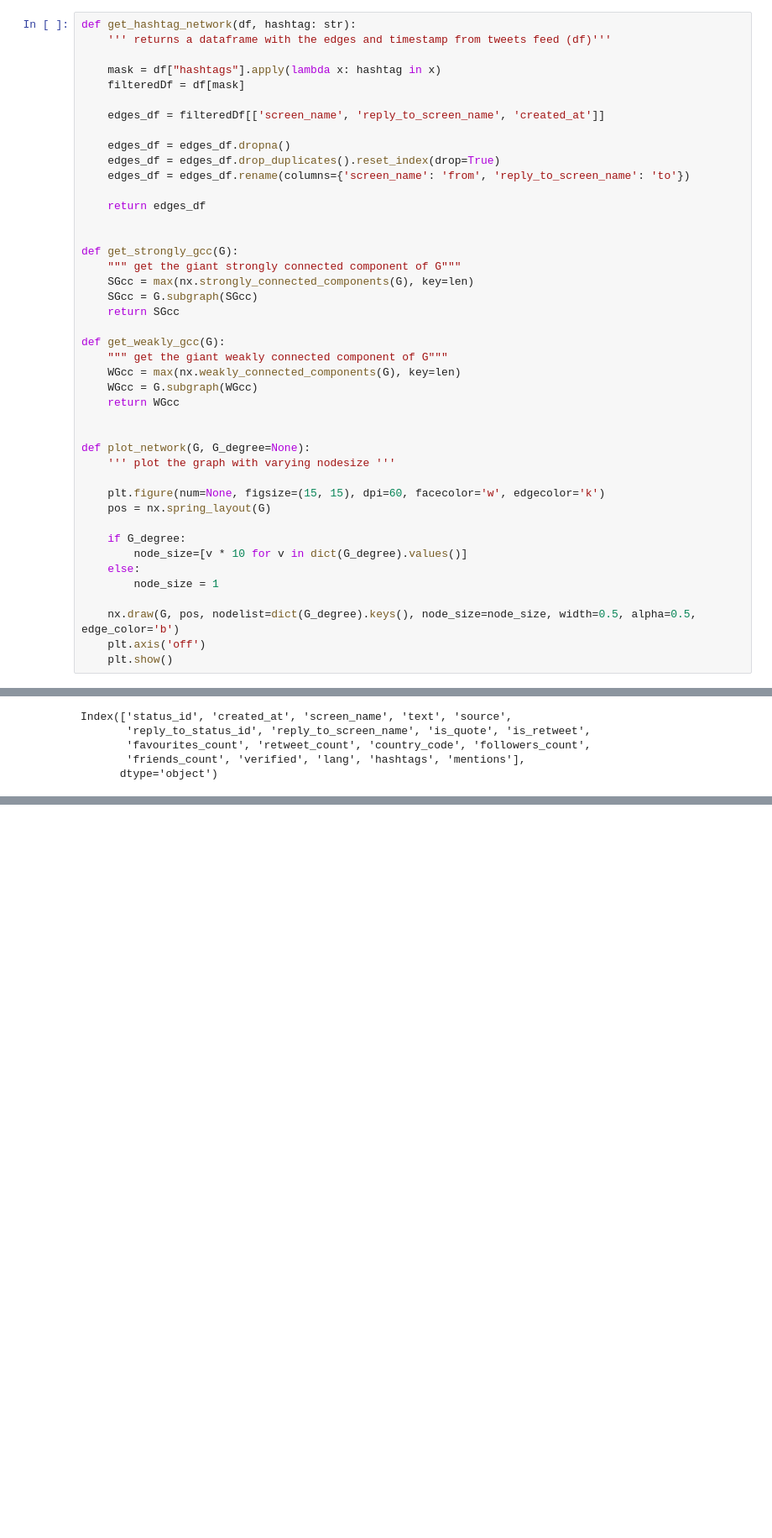
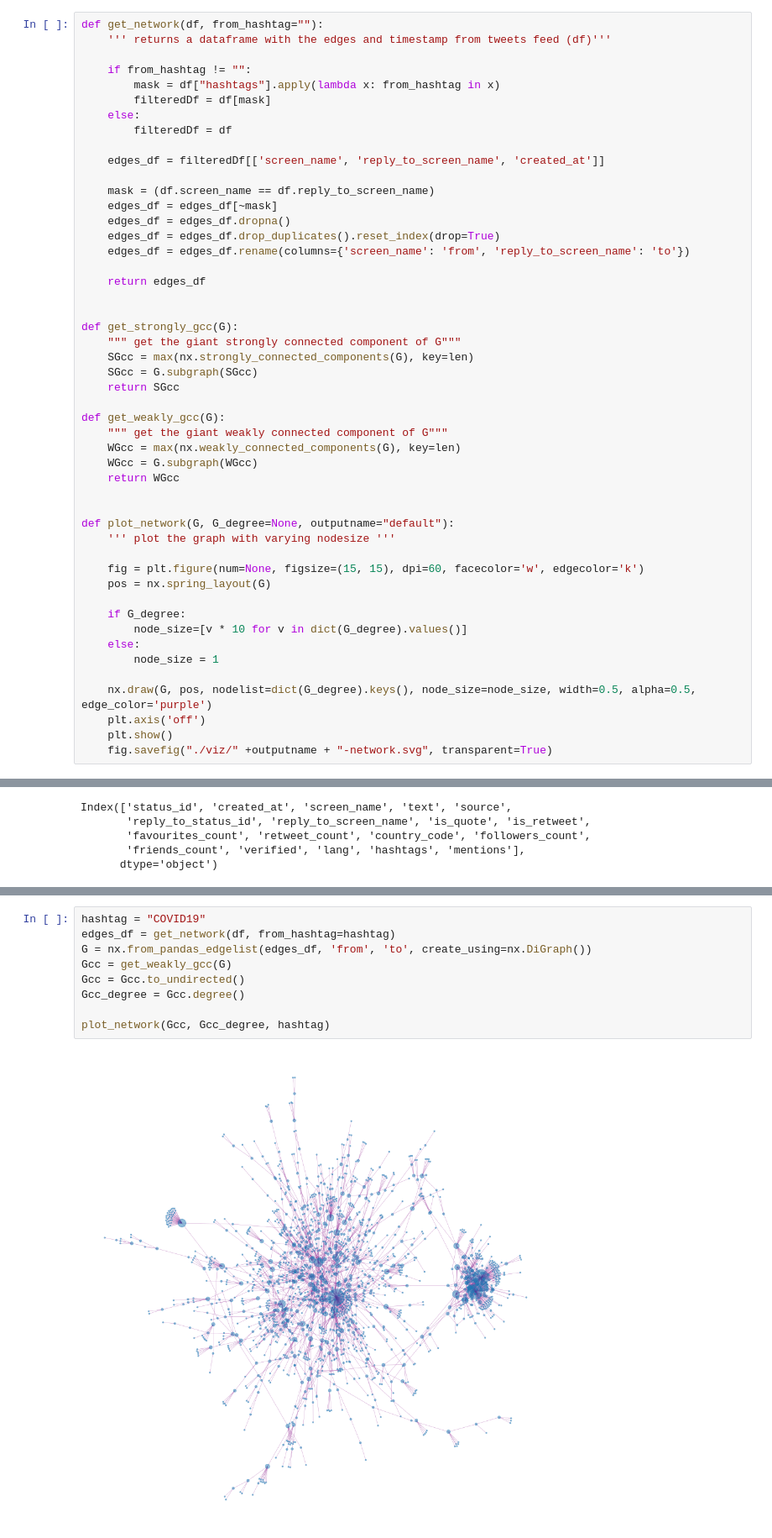
Before and after one commit to MehediH/twitter-covid-19, a Jupyter notebook: twitterNetwork.ipynb, the cells around one changed output, grey strips where cells are left out. Shown at 84% size. Saved outputs shown, nothing was run; the diff lists cells and outputs as text; blank space fills up the shorter version.

```diff
--- a/twitterNetwork.ipynb
+++ b/twitterNetwork.ipynb
@@ -3,14 +3,19 @@ import pandas as pd
 import networkx as nx
 import matplotlib.pyplot as plt
 # %%
-def get_hashtag_network(df, hashtag: str):
+def get_network(df, from_hashtag=""):
     ''' returns a dataframe with the edges and timestamp from tweets feed (df)'''
 
-    mask = df["hashtags"].apply(lambda x: hashtag in x)
-    filteredDf = df[mask]
+    if from_hashtag != "":
+        mask = df["hashtags"].apply(lambda x: from_hashtag in x)
+        filteredDf = df[mask]
+    else:
+        filteredDf = df
 
     edges_df = filteredDf[['screen_name', 'reply_to_screen_name', 'created_at']]
 
+    mask = (df.screen_name == df.reply_to_screen_name)
+    edges_df = edges_df[~mask]
     edges_df = edges_df.dropna()
     edges_df = edges_df.drop_duplicates().reset_index(drop=True)
     edges_df = edges_df.rename(columns={'screen_name': 'from', 'reply_to_screen_name': 'to'})
@@ -31,10 +36,10 @@ def get_weakly_gcc(G):
     return WGcc
 
 
-def plot_network(G, G_degree=None):
+def plot_network(G, G_degree=None, outputname="default"):
     ''' plot the graph with varying nodesize '''
 
-    plt.figure(num=None, figsize=(15, 15), dpi=60, facecolor='w', edgecolor='k')
+    fig = plt.figure(num=None, figsize=(15, 15), dpi=60, facecolor='w', edgecolor='k')
     pos = nx.spring_layout(G)
 
     if G_degree:
@@ -42,9 +47,10 @@ def plot_network(G, G_degree=None):
     else:
         node_size = 1
 
-    nx.draw(G, pos, nodelist=dict(G_degree).keys(), node_size=node_size, width=0.5, alpha=0.5, edge_color='b')
+    nx.draw(G, pos, nodelist=dict(G_degree).keys(), node_size=node_size, width=0.5, alpha=0.5, edge_color='purple')
     plt.axis('off')
     plt.show()
+    fig.savefig("./viz/" +outputname + "-network.svg", transparent=True)
 # %%
 # when we merge dataset and put it in csv, these no longer retain their original types
 # so we need the converters + eval to bring their original form back basically
@@ -74,0 +97,11 @@ get_hashtag_network(df, 'COVID19')
+# %%
+hashtag = "COVID19"
+edges_df = get_network(df, from_hashtag=hashtag)
+G = nx.from_pandas_edgelist(edges_df, 'from', 'to', create_using=nx.DiGraph())
+Gcc = get_weakly_gcc(G)
+Gcc = Gcc.to_undirected()
+Gcc_degree = Gcc.degree()
+
+plot_network(Gcc, Gcc_degree, hashtag)
+# %% [output]
+[figure, added]
```
Also changed, not shown: parts of 7 cells of this notebook, 2 other files.
